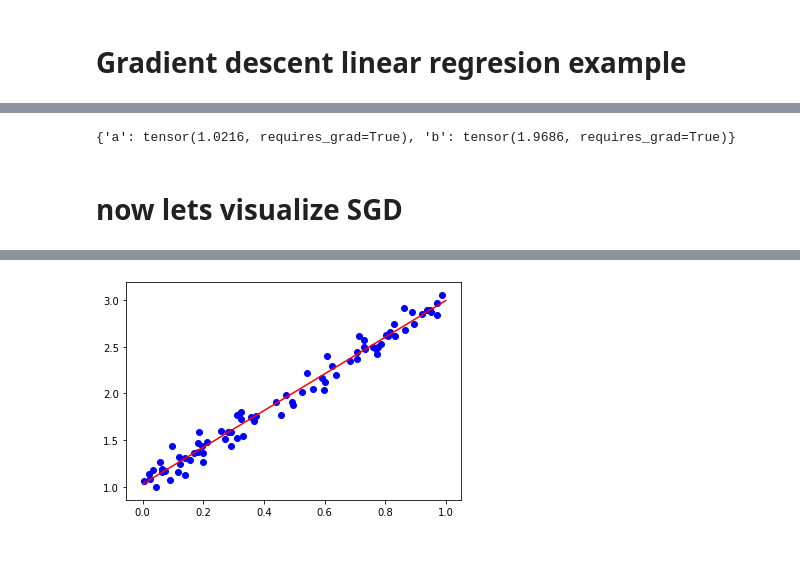
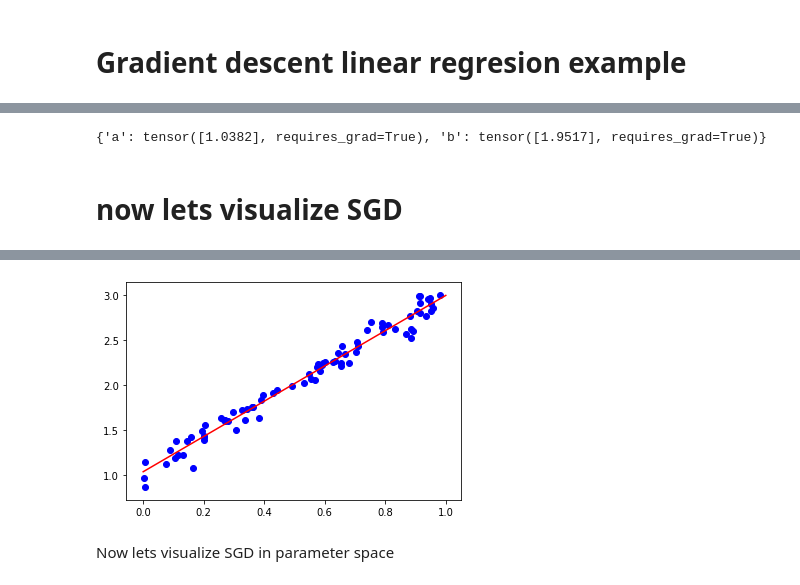
Before and after one commit to rstager/ARoboCar, a Jupyter notebook: pytorch_tutorial1.ipynb, the cells around one changed output, grey strips where cells are left out. Saved outputs shown, nothing was run; the diff lists cells and outputs as text; code cells hidden in the pictures; blank space fills up the shorter version.

Commit message:
Added analysis of non-converging model

```diff
--- a/pytorch_tutorial1.ipynb
+++ b/pytorch_tutorial1.ipynb
@@ -173,0 +257,10 @@ Now define gradient descent
+# %%
+# Data Generation
+def dataset_from_function_with_noise(f,npoints=100,noise=0.1):
+  torch.manual_seed(42)
+  x_train_tensor = torch.rand(int(npoints*.8),device=device)
+  y_train_tensor = f(x_train_tensor)
+  y_train_tensor += torch.randn(y_train_tensor.shape)*noise
+  return x_train_tensor,y_train_tensor
+
+x_train_tensor,y_train_tensor = dataset_from_function_with_noise(lambda x:1 + 2 * x  )
@@ -235,20 +341,21 @@ tensor([-2.0440])
 rng=torch.linspace(0,1,10)
 artists=[]
 fig, ax = plt.subplots()
-movie=True
 
-def gd(model,x_train_tensor,y_train_tensor,hook=lambda m,x,y:None):
-  initialize_parameters(model)
-  for epoch in range(n_epochs):
-    single_step(model,x_train_tensor,y_train_tensor)
-    hook(model,x_train_tensor,y_train_tensor)
-
-def plot_hook(model,x_tensor,y_tensor,final=False):
-  scat=plt.scatter(x_train_tensor,y_train_tensor,c='b')
+def movie_hook(model,x_tensor,y_tensor):
+  scat=plt.scatter(x_tensor.cpu(),y_tensor.cpu(),c='b')
   l1,=plt.plot(list(rng),list(model(rng)),c='r')
   artists.append([scat,l1])
 
-gd(model,x_train_tensor,y_train_tensor,hook=plot_hook)
+def plot_hook(model,x_tensor,y_tensor):
+  global rng
+  plt.scatter(x_tensor.cpu(),y_tensor.cpu(),c='b')
+  plt.plot(list(rng),list(model(rng)),c='r')
+  plt.pause(0.5)
+  clear_output()
+
+torch.manual_seed(42)
+gd(model,x_train_tensor,y_train_tensor,hook=movie_hook,n_epochs=100)
 HTML(animation.ArtistAnimation(fig, artists,interval=50, blit=True,repeat_delay=1000).to_html5_video())
 # %% [output]
 [interactive output not drawn]
@@ -258,24 +523,29 @@ HTML(animation.ArtistAnimation(fig, artists,interval=50, blit=True,repeat_delay=
 # %%
-def sgd(model,x_train_tensor,y_train_tensor,batchsize=32,hook=lambda m,x,y:None):
-  initialize_parameters(model)
+def sgd(model,x_train_tensor,y_train_tensor,batchsize=32,lr=1e-1,n_epochs=100,hook=lambda m,x,y:None,
+        initialize=initializer):
+  initialize(model)
   for epoch in range(n_epochs):
     for batch in range(int(n_epochs/batchsize)+1):
-      rows = torch.randperm(x_train.shape[0])[:batchsize]
+      rows = torch.randperm(x_train_tensor.shape[0])[:batchsize]
       single_step(model,x_train_tensor[rows],y_train_tensor[rows])
     hook(model,x_train_tensor,y_train_tensor)
-
-sgd(model,x_train_tensor,y_train_tensor)
-print(vars(model))
-# %% [output]
-{'a': tensor(1.0216, requires_grad=True), 'b': tensor(1.9686, requires_grad=True)}
+# %%
+sgd(model,x_train_tensor,y_train_tensor)
+print(vars(model))
+# %% [output]
+{'a': tensor([1.0382], requires_grad=True), 'b': tensor([1.9517], requires_grad=True)}
 # %% [markdown]
 # now lets visualize SGD
 # %%
+
 rng=torch.linspace(0,1,10)
 artists=[]
 fig, ax = plt.subplots()
-sgd(model,x_train_tensor,y_train_tensor,hook=plot_hook)
+torch.manual_seed(42)
+sgd(model,x_train_tensor,y_train_tensor,hook=movie_hook,n_epochs=100,lr=1e-1)
 HTML(animation.ArtistAnimation(fig, artists,interval=50, blit=True,repeat_delay=1000).to_html5_video())
 # %% [output]
 [interactive output not drawn]
-[figure, old version]
+[figure, new version]
+# %% [markdown]
+Now lets visualize SGD in parameter space
```
Also changed, not shown: parts of 88 cells of this notebook.
